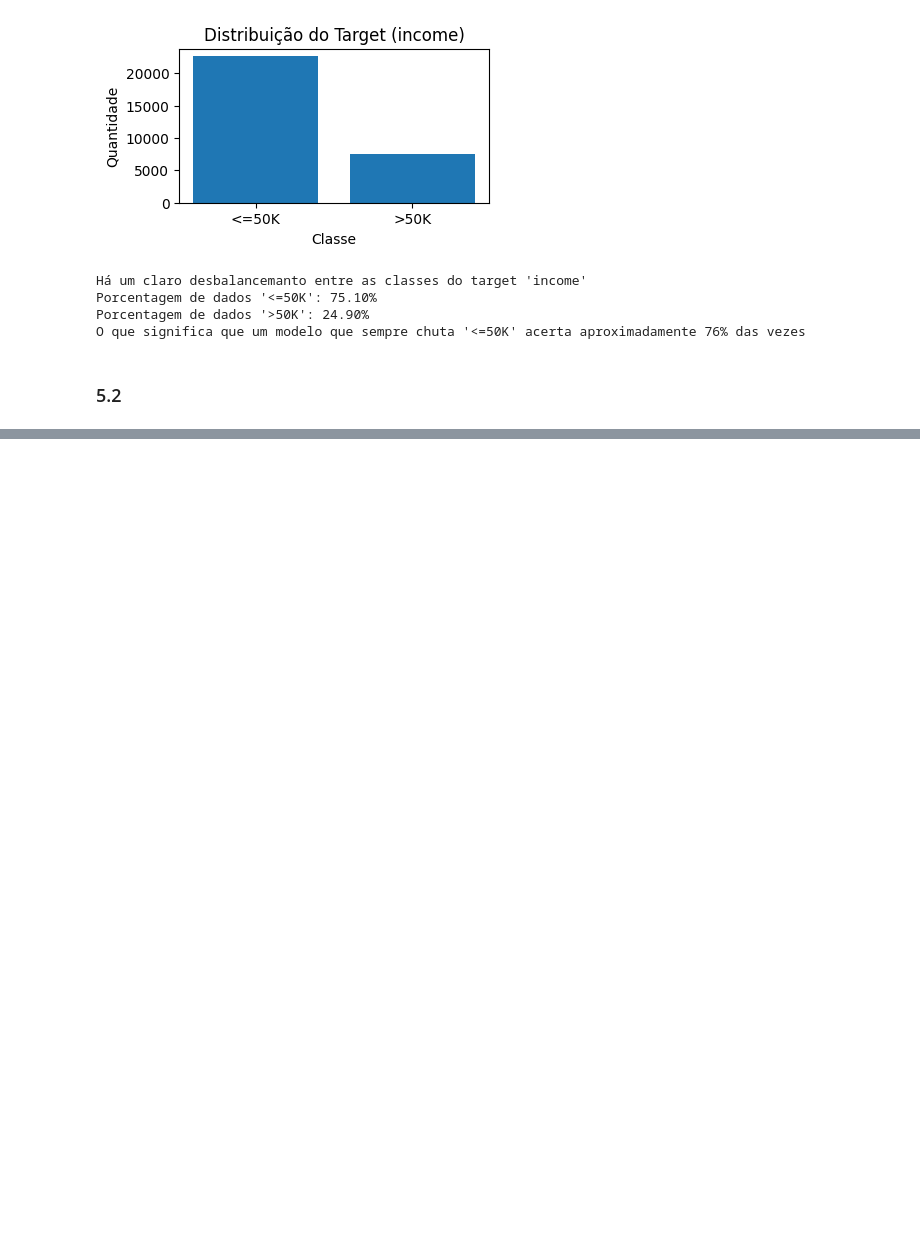
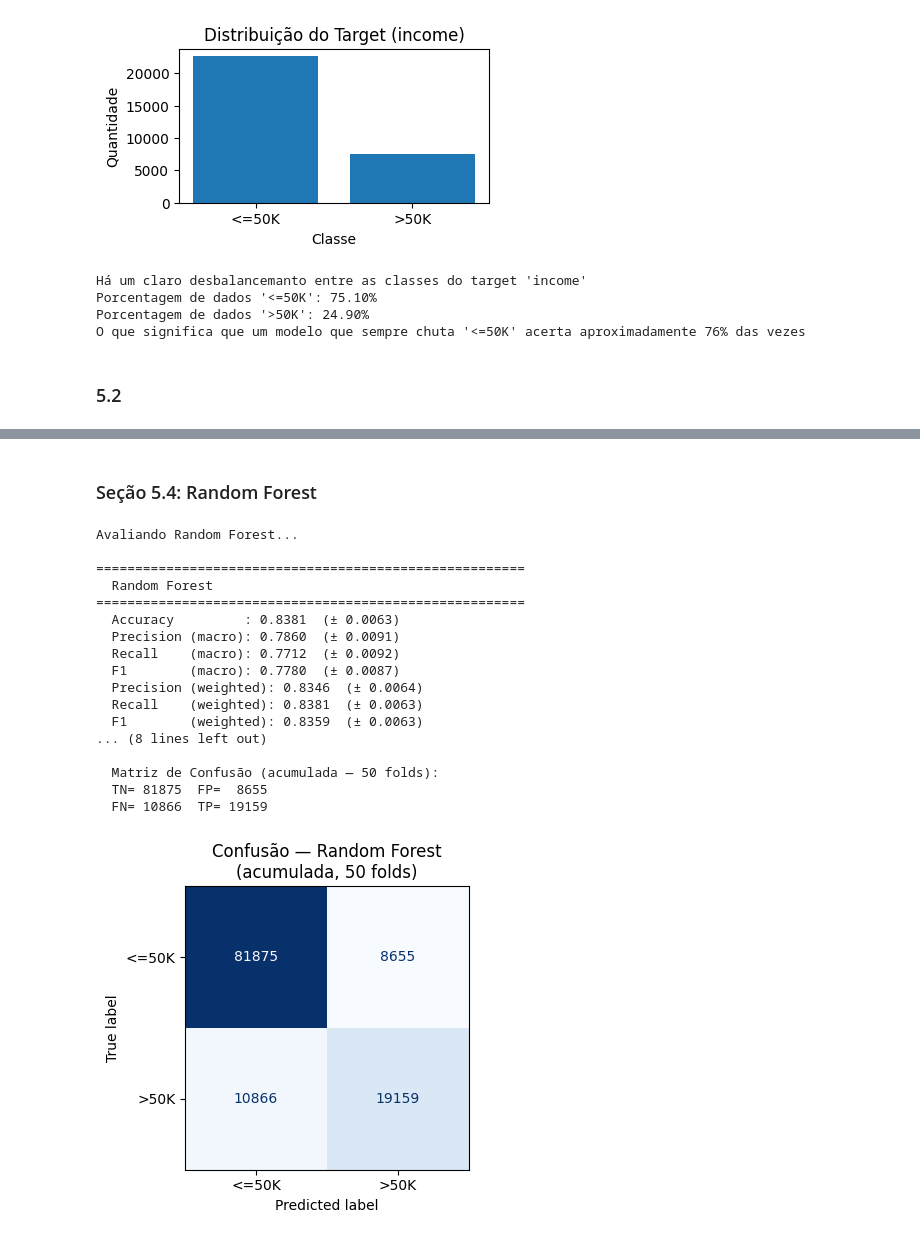
Before and after one commit to iranhonorato/APS-Machine-Learning, a Jupyter notebook: src/aps2_classificacao.ipynb, the cells around one changed output, grey strips where cells are left out. Cells and saved outputs as stored; diff of their text form; code cells hidden in the pictures; blank space fills up the shorter version.

```diff
--- a/src/aps2_classificacao.ipynb
+++ b/src/aps2_classificacao.ipynb
@@ -384,0 +548,36 @@ O que significa que um modelo que sempre chuta '<=50K' acerta aproximadamente 76
+# %% [markdown]
+### Seção 5.4: Random Forest
+# %%
+rf_pipe = Pipeline([
+    ("preprocessor", preprocessor),
+    ("classifier",   RandomForestClassifier(
+        n_estimators=100,
+        class_weight="balanced",
+        random_state=42,
+        n_jobs=-1
+    ))
+])
+
+print("Avaliando Random Forest...")
+rf_metrics = evaluate_model_cv(rf_pipe, X_train, y_train, cv, "Random Forest")
+print_metrics(rf_metrics, "Random Forest")
+plot_cm(rf_metrics, "Random Forest")
+# %% [output]
+Avaliando Random Forest...
+
+=======================================================
+  Random Forest
+=======================================================
+  Accuracy         : 0.8381  (± 0.0063)
+  Precision (macro): 0.7860  (± 0.0091)
+  Recall    (macro): 0.7712  (± 0.0092)
+  F1        (macro): 0.7780  (± 0.0087)
+  Precision (weighted): 0.8346  (± 0.0064)
+  Recall    (weighted): 0.8381  (± 0.0063)
+  F1        (weighted): 0.8359  (± 0.0063)
+... (8 lines left out)
+
+  Matriz de Confusão (acumulada — 50 folds):
+  TN= 81875  FP=  8655
+  FN= 10866  TP= 19159
+[figure, added]
```
Also changed, not shown: parts of 14 cells of this notebook, 1 other file.
